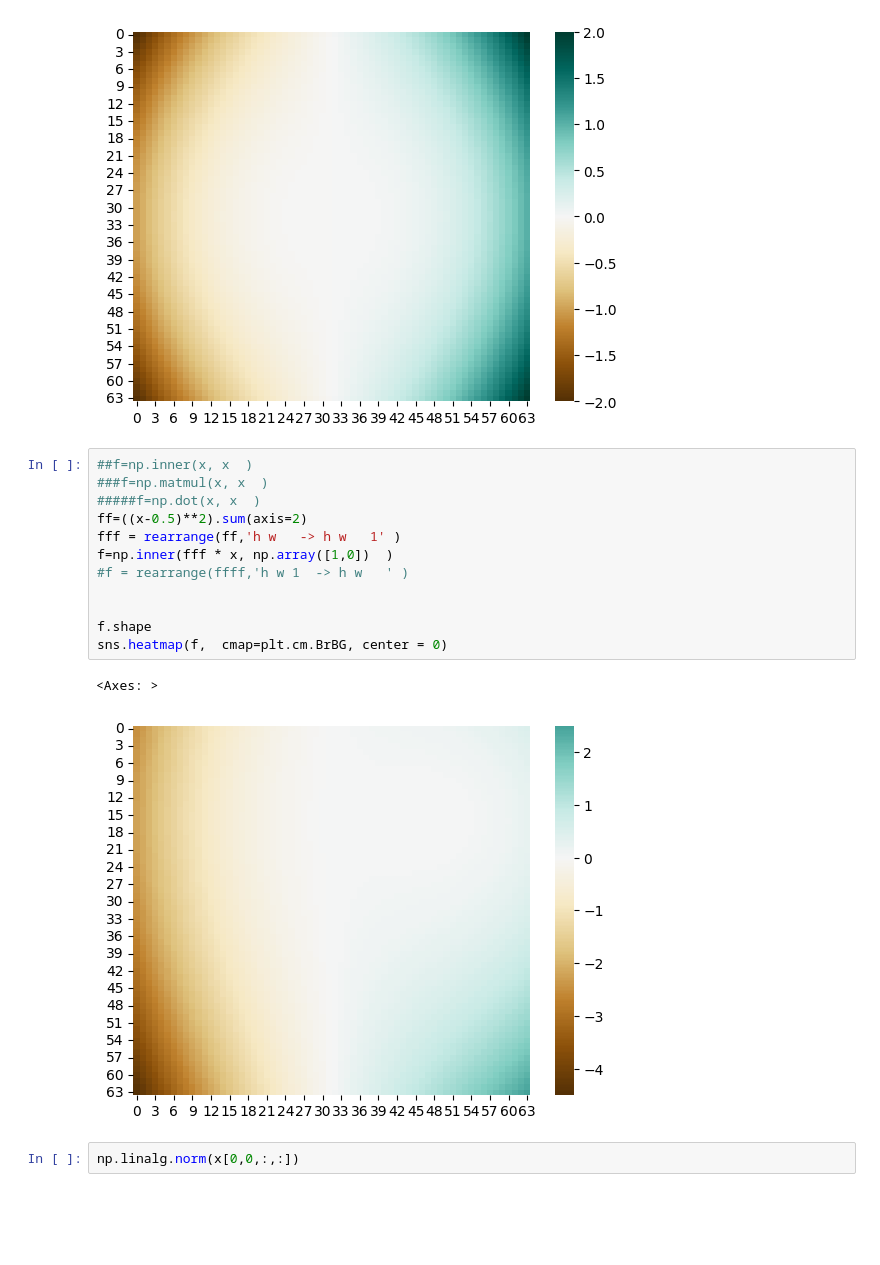
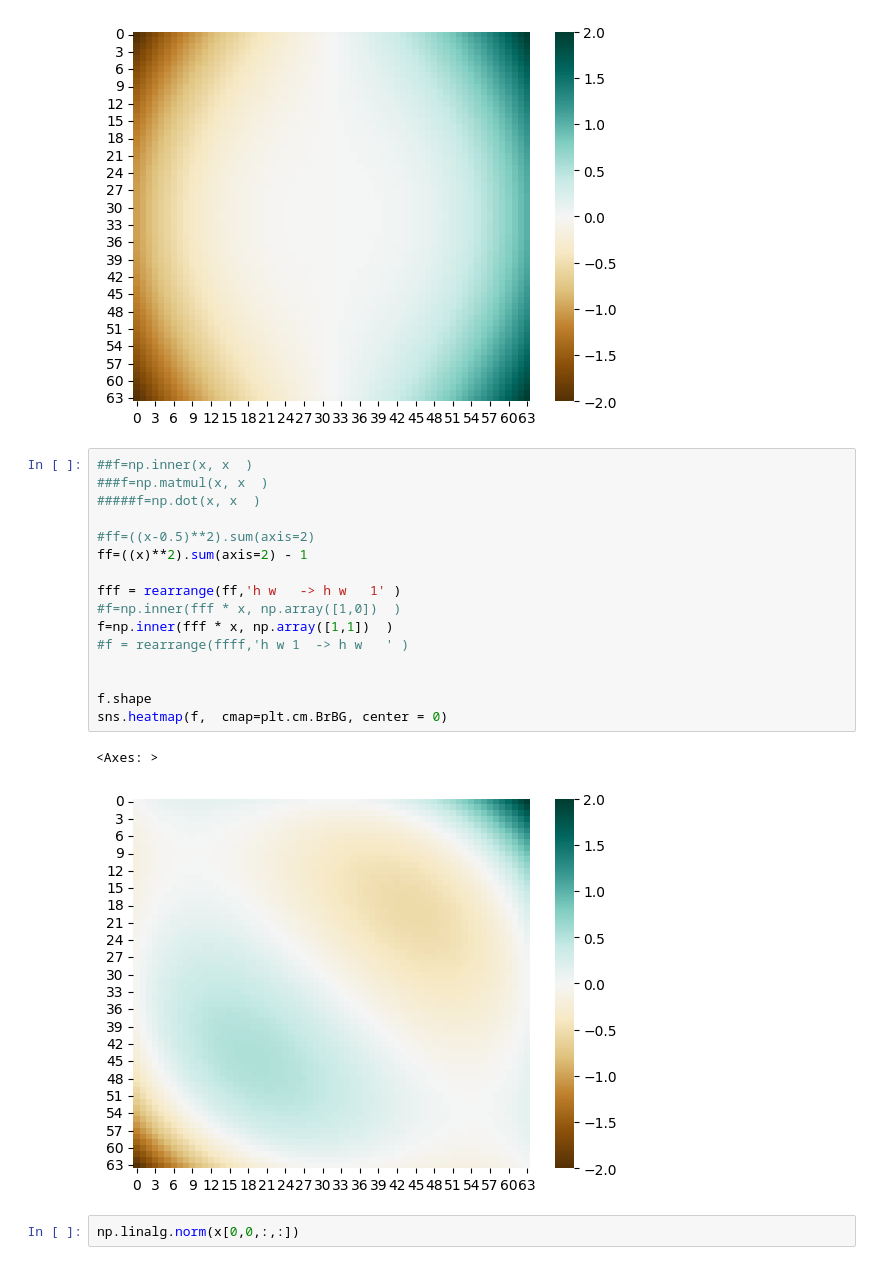
Before and after one commit to martin12333/marti-onedrive, a Jupyter notebook: AI/mm--linear-algebra-for-neural-networks/mm--parameter-maps.ipynb, the cells around one changed output. Saved outputs shown, nothing was run; the diff lists cells and outputs as text; blank space fills up the shorter version.

```diff
--- a/AI/mm--linear-algebra-for-neural-networks/mm--parameter-maps.ipynb
+++ b/AI/mm--linear-algebra-for-neural-networks/mm--parameter-maps.ipynb
@@ -129,18 +165,22 @@ sns.heatmap(f,  cmap=plt.cm.BrBG, center = 0)
 # %%
 ##f=np.inner(x, x  )
 ###f=np.matmul(x, x  )
 #####f=np.dot(x, x  )
-ff=((x-0.5)**2).sum(axis=2)
+
+#ff=((x-0.5)**2).sum(axis=2)
+ff=((x)**2).sum(axis=2) - 1
+
 fff = rearrange(ff,'h w   -> h w   1' )
-f=np.inner(fff * x, np.array([1,0])  )
+#f=np.inner(fff * x, np.array([1,0])  )
+f=np.inner(fff * x, np.array([1,1])  )
 #f = rearrange(ffff,'h w 1  -> h w   ' )
 
 
 f.shape
 sns.heatmap(f,  cmap=plt.cm.BrBG, center = 0)
 # %% [output]
 <Axes: >
-[figure, old version]
+[figure, new version]
 # %%
 np.linalg.norm(x[0,0,:,:])
 # %% [output]
```
Also changed, not shown: parts of 7 cells of this notebook, 1 other file.
